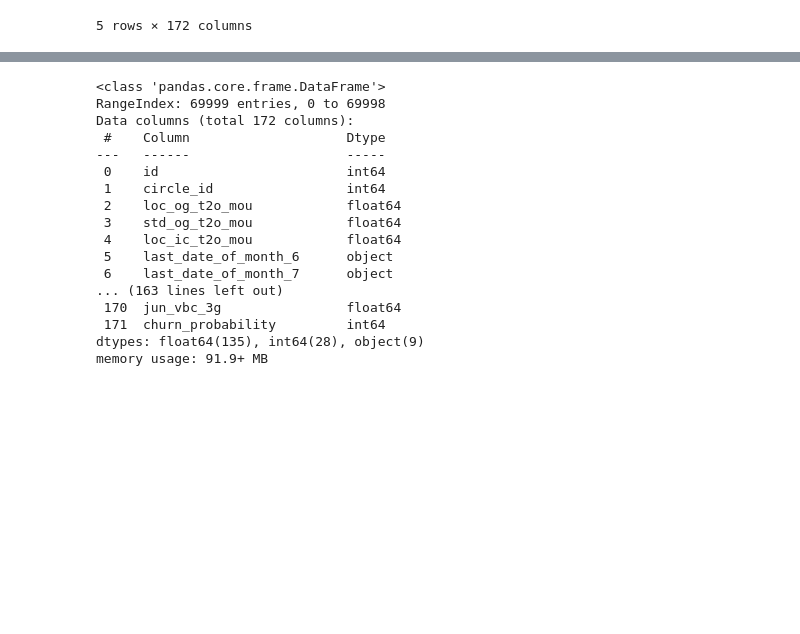
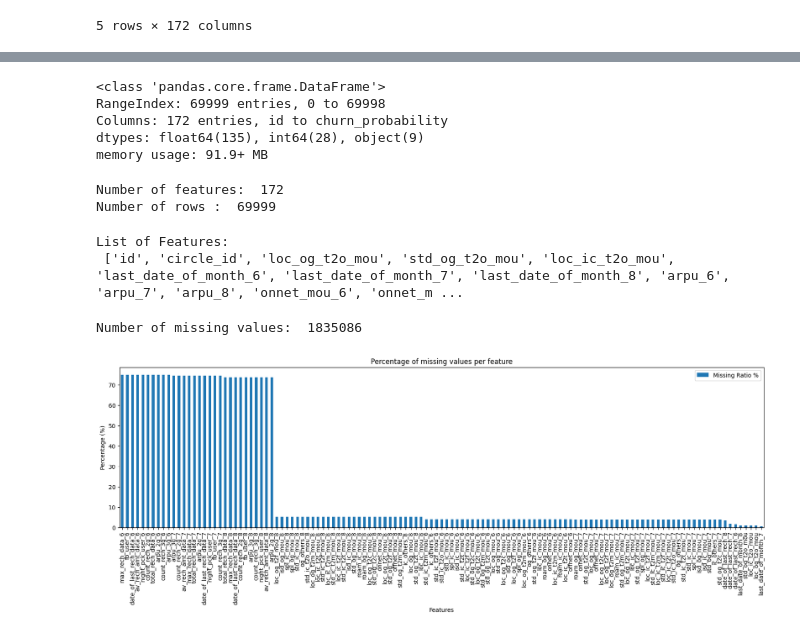
Before and after one commit to abakamousa/churn_detection, a Jupyter notebook: churn_prediction.ipynb, the cells around one changed output, grey strips where cells are left out. Cells and saved outputs as stored; diff of their text form; code cells hidden in the pictures; blank space fills up the shorter version.

Commit message:
exploratory data analysis

```diff
--- a/churn_prediction.ipynb
+++ b/churn_prediction.ipynb
@@ -78,20 +80,42 @@ df.describe(include='all')
 # %%
-df.info(verbose=True)
+df.info()
 # %% [output]
 <class 'pandas.core.frame.DataFrame'>
 RangeIndex: 69999 entries, 0 to 69998
-Data columns (total 172 columns):
- #    Column                    Dtype
----   ------                    -----
- 0    id                        int64
- 1    circle_id                 int64
- 2    loc_og_t2o_mou            float64
- 3    std_og_t2o_mou            float64
- 4    loc_ic_t2o_mou            float64
- 5    last_date_of_month_6      object
- 6    last_date_of_month_7      object
-... (163 lines left out)
- 170  jun_vbc_3g                float64
- 171  churn_probability         int64
+Columns: 172 entries, id to churn_probability
 dtypes: float64(135), int64(28), object(9)
 memory usage: 91.9+ MB
+# %%
+print("Number of features: ", df.shape[1])
+print("Number of rows : ", df.shape[0])
+# %% [output]
+Number of features:  172
+Number of rows :  69999
+# %%
+print("List of Features: \n", df.columns.tolist())
+# %% [output]
+List of Features:
+ ['id', 'circle_id', 'loc_og_t2o_mou', 'std_og_t2o_mou', 'loc_ic_t2o_mou', 'last_date_of_month_6', 'last_date_of_month_7', 'last_date_of_month_8', 'arpu_6', 'arpu_7', 'arpu_8', 'onnet_mou_6', 'onnet_m ...
+# %%
+print("Number of missing values: ", df.isnull().sum().sum())
+# %% [output]
+Number of missing values:  1835086
+# %%
+def plot_missingVal(df: pd.DataFrame):
+    if df.isnull().sum().sum() != 0:
+        na_df = (df.isnull().sum() / len(df)) * 100
+        na_df = na_df.drop(na_df[na_df == 0].index).sort_values(ascending=False)
+        missing_data = pd.DataFrame({'Missing Ratio %' :na_df})
+        missing_data.plot(kind = "bar")
+        plt.title("Percentage of missing values per feature")
+        plt.ylabel("Percentage (%)")
+        plt.xlabel("Features")
+        plt.show()
+    else:
+        print('No NAs found')
+# %%
+plot_width, plot_height = (20,5)
+plt.rcParams['figure.figsize'] = (plot_width,plot_height)
+plot_missingVal(df)
+# %% [output]
+[figure, added]
```
Also changed, not shown: parts of 7 cells of this notebook.
